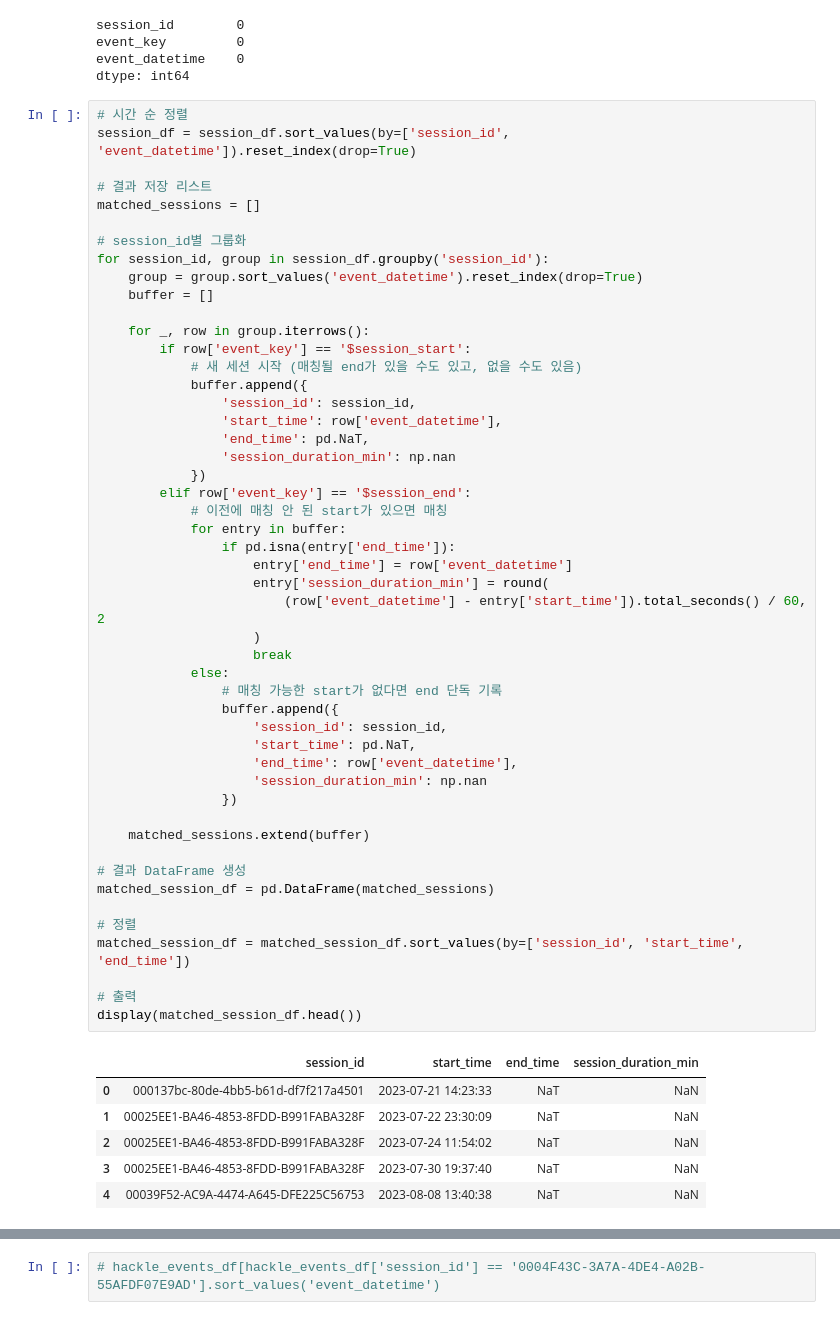
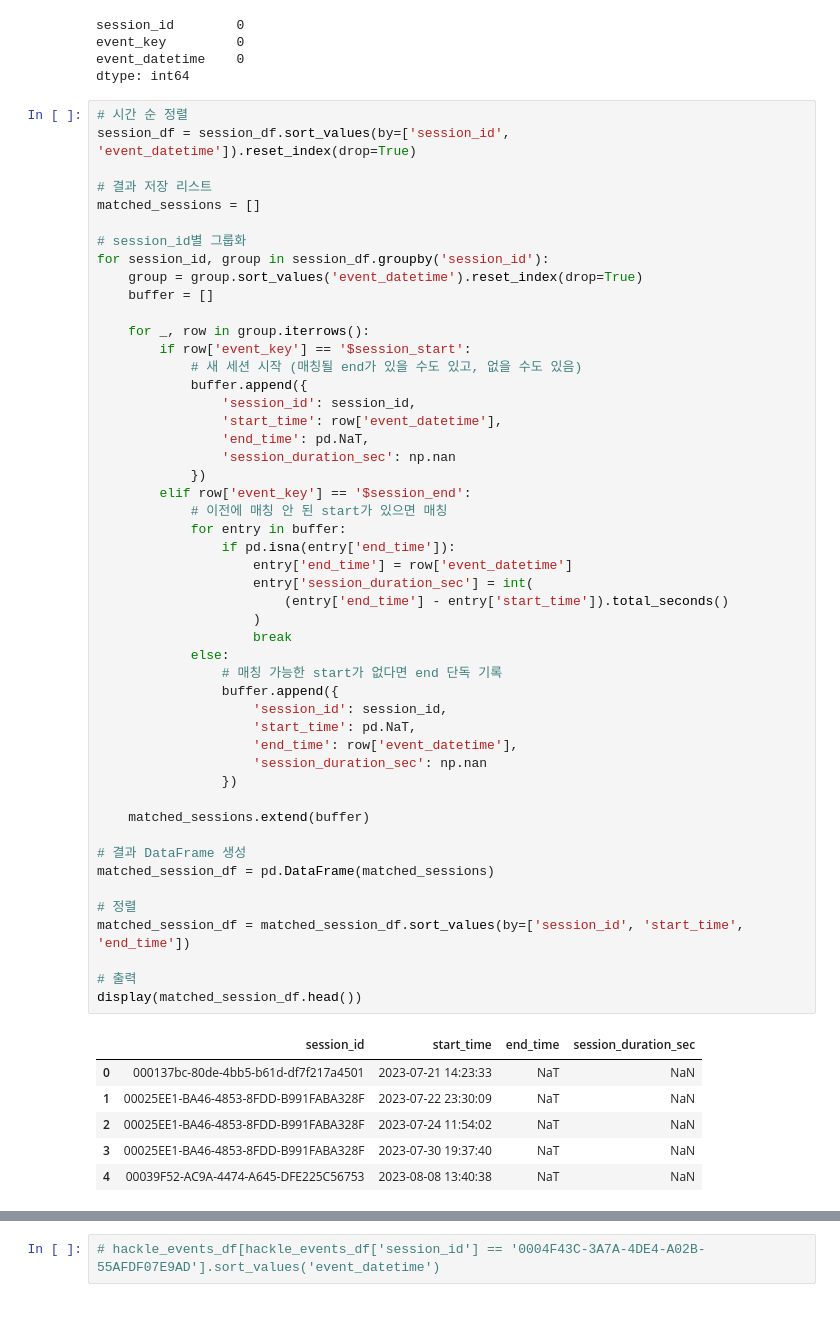
Before and after one commit to seung127/codeit_project, a Jupyter notebook: codeit-project-docker/notebooks/eda_hackle.ipynb, the cells around one changed output, grey strips where cells are left out. Drawn from its saved outputs; the diff is of its cells as text.

Commit message:
session_duration_eda_ver2

```diff
--- a/codeit-project-docker/notebooks/eda_hackle.ipynb
+++ b/codeit-project-docker/notebooks/eda_hackle.ipynb
@@ -1214,38 +1218,38 @@ for session_id, group in session_df.groupby('session_id'):
                 'session_id': session_id,
                 'start_time': row['event_datetime'],
                 'end_time': pd.NaT,
-                'session_duration_min': np.nan
+                'session_duration_sec': np.nan
             })
         elif row['event_key'] == '$session_end':
             # 이전에 매칭 안 된 start가 있으면 매칭
             for entry in buffer:
                 if pd.isna(entry['end_time']):
                     entry['end_time'] = row['event_datetime']
-                    entry['session_duration_min'] = round(
-                        (row['event_datetime'] - entry['start_time']).total_seconds() / 60, 2
+                    entry['session_duration_sec'] = int(
+                        (entry['end_time'] - entry['start_time']).total_seconds()
                     )
                     break
             else:
                 # 매칭 가능한 start가 없다면 end 단독 기록
                 buffer.append({
                     'session_id': session_id,
                     'start_time': pd.NaT,
                     'end_time': row['event_datetime'],
-                    'session_duration_min': np.nan
+                    'session_duration_sec': np.nan
                 })
 
     matched_sessions.extend(buffer)
 
 # 결과 DataFrame 생성
 matched_session_df = pd.DataFrame(matched_sessions)
 
 # 정렬
 matched_session_df = matched_session_df.sort_values(by=['session_id', 'start_time', 'end_time'])
 
 # 출력
 display(matched_session_df.head())
 # %% [output]
-|  | session_id | start_time | end_time | session_duration_min |
+|  | session_id | start_time | end_time | session_duration_sec |
 | 0 | 000137bc-80de-4bb5-b61d-df7f217a4501 | 2023-07-21 14:23:33 | NaT | NaN |
 | 1 | 00025EE1-BA46-4853-8FDD-B991FABA328F | 2023-07-22 23:30:09 | NaT | NaN |
 | 2 | 00025EE1-BA46-4853-8FDD-B991FABA328F | 2023-07-24 11:54:02 | NaT | NaN |
```
Also changed, not shown: parts of 23 cells of this notebook, 1 other file.
